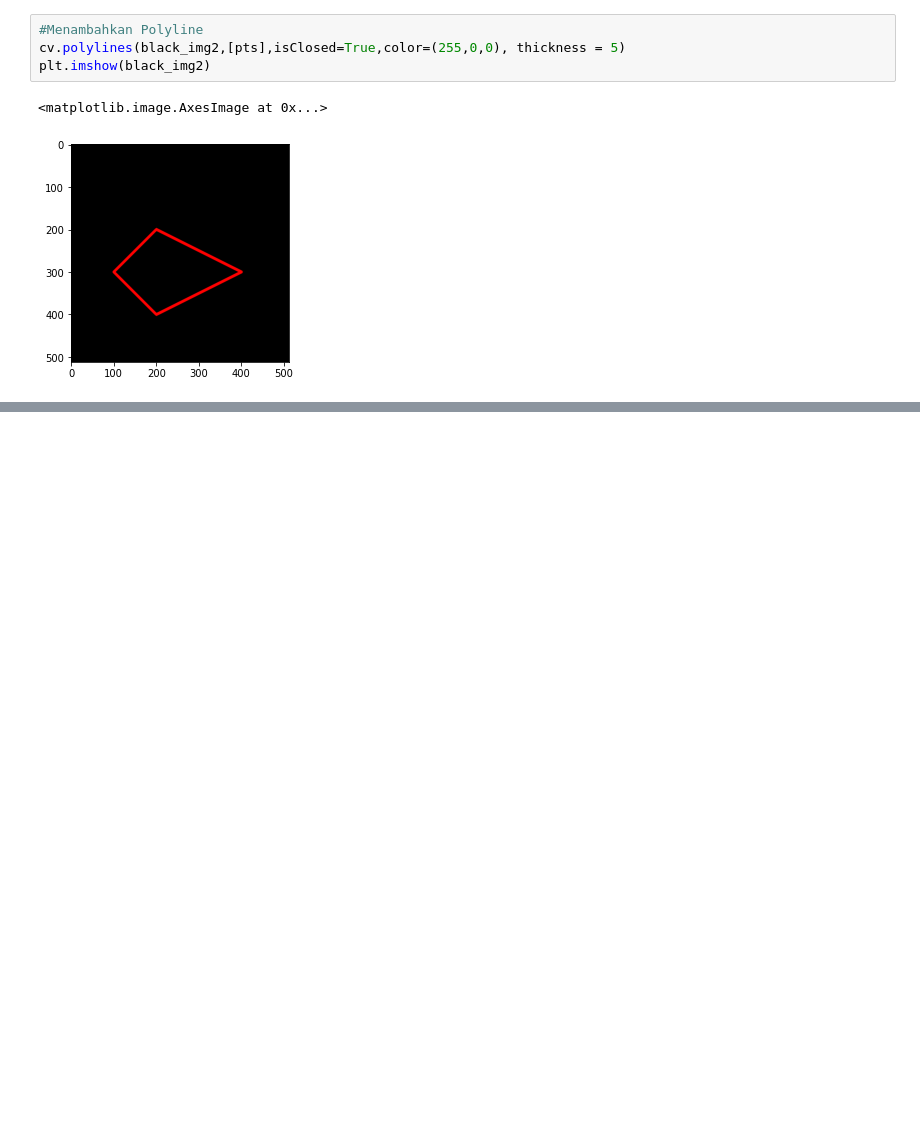
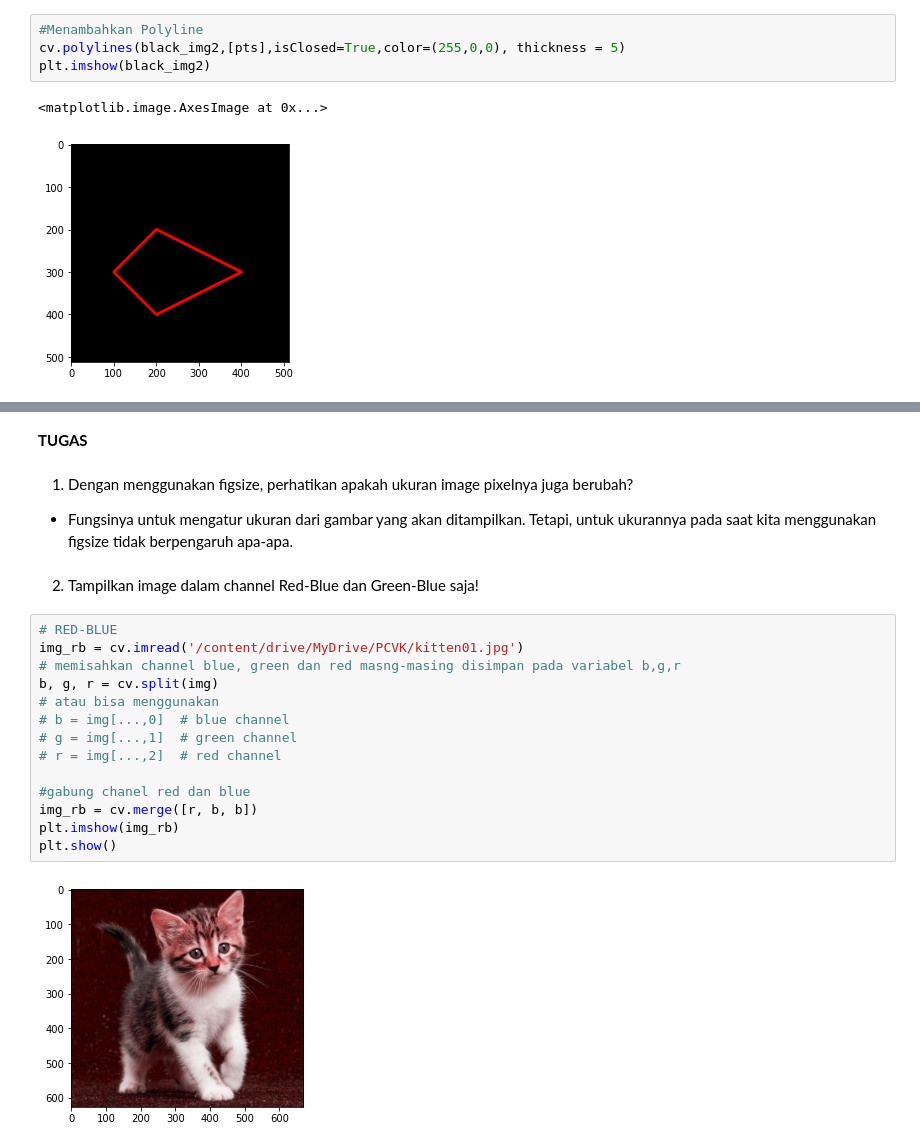
Before and after one commit to 11DiajengNidzom/PCVK_Genap_2023, a Jupyter notebook: Week2.ipynb, the cells around one changed output, grey strips where cells are left out. Cells and saved outputs as stored; diff of their text form; blank space fills up the shorter version.

```diff
--- a/Week2.ipynb
+++ b/Week2.ipynb
@@ -142,0 +163,25 @@ plt.imshow(black_img2)
+# %% [markdown]
+**TUGAS**
+# %% [markdown]
+1. Dengan menggunakan figsize, perhatikan apakah ukuran image pixelnya juga
+berubah?
+- Fungsinya untuk mengatur ukuran dari
+gambar yang akan ditampilkan. Tetapi, untuk ukurannya pada saat kita menggunakan figsize tidak berpengaruh apa-apa.
+# %% [markdown]
+2. Tampilkan image dalam channel Red-Blue dan Green-Blue saja!
+# %%
+# RED-BLUE
+img_rb = cv.imread('/content/drive/MyDrive/PCVK/kitten01.jpg')
+# memisahkan channel blue, green dan red masng-masing disimpan pada variabel b,g,r
+b, g, r = cv.split(img)
+# atau bisa menggunakan
+# b = img[...,0]  # blue channel
+# g = img[...,1]  # green channel
+# r = img[...,2]  # red channel
+
+#gabung chanel red dan blue
+img_rb = cv.merge([r, b, b])
+plt.imshow(img_rb)
+plt.show()
+# %% [output]
+[figure, added]
```
Also changed, not shown: parts of 16 cells of this notebook.
